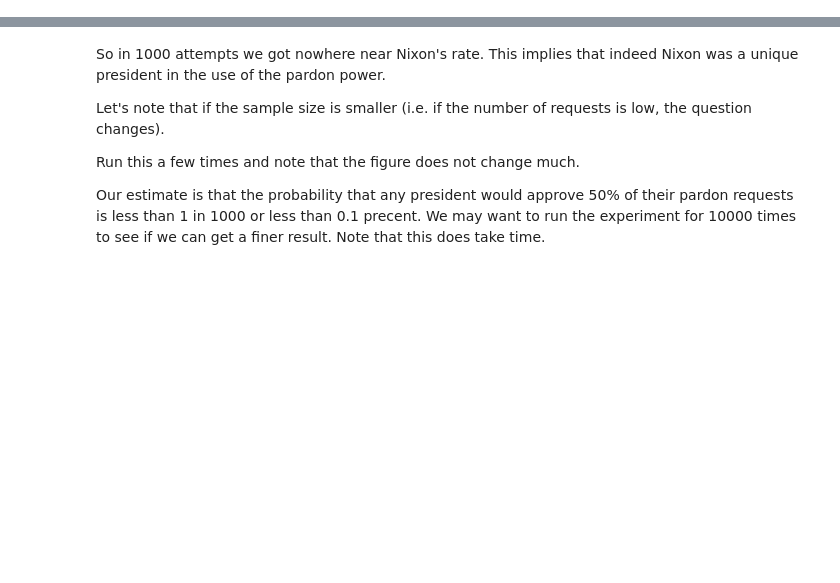
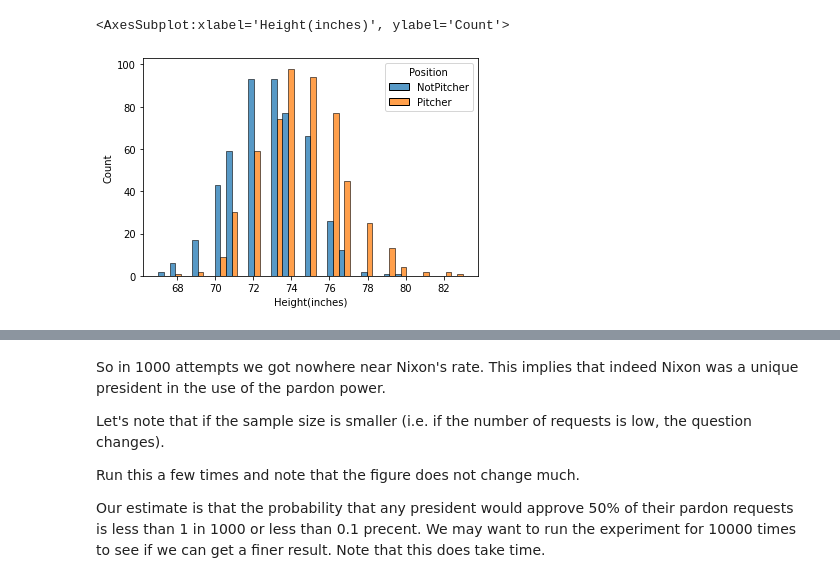
Before and after one commit to virgilpierce/STAT_111, a Jupyter notebook: Class 9-28 Hypothesis Testing by Resampling.ipynb, the cells around one changed output, grey strips where cells are left out. Drawn from its saved outputs; the diff is of its cells as text; code cells hidden in the pictures; blank space fills up the shorter version.

```diff
--- a/Class 9-28 Hypothesis Testing by Resampling.ipynb
+++ b/Class 9-28 Hypothesis Testing by Resampling.ipynb
@@ -3,3 +3,7 @@ import pandas as pd
 import seaborn as sns
 import numpy as np
 import matplotlib.pyplot as plt
+# %%
+baseball_url = 'https://drive.google.com/uc?export=download&id=1-4lEGbDkQi8Wy6h940tpbiMmcfQFxq8E'
+baseball = pd.read_csv(baseball_url)
+baseball
@@ -5,0 +26,5 @@ import matplotlib.pyplot as plt
+# %%
+# First we recode the Position to Pitcher and not Pitcher. We do this with a dictionary.
+
+pos = set(baseball.loc[:, 'Position'])
+pos
@@ -5,0 +41,9 @@ import matplotlib.pyplot as plt
+# %%
+recode_pitch = { x:'Pitcher' for x in pos if 'Pitcher' in x }
+# First for any position which has the word Pitcher, we recode that to just be Pitcher.
+
+recode_pitch.update({ x:'NotPitcher' for x in pos if not 'Pitcher' in x})
+# Then recode the ones that do not use the word Pitcher
+
+# Python lets us update dictionaries.
+recode_pitch
@@ -5,0 +77,8 @@ import matplotlib.pyplot as plt
+# %%
+# So now fix the column
+baseball.loc[:, 'Position'] = baseball.loc[:, 'Position'].map(recode_pitch)
+# %%
+sns.histplot(data = baseball, x='Height(inches)', hue='Position', multiple='dodge')
+# %% [output]
+<AxesSubplot:xlabel='Height(inches)', ylabel='Count'>
+[figure, added]
```
Also changed, not shown: parts of 24 cells of this notebook.
